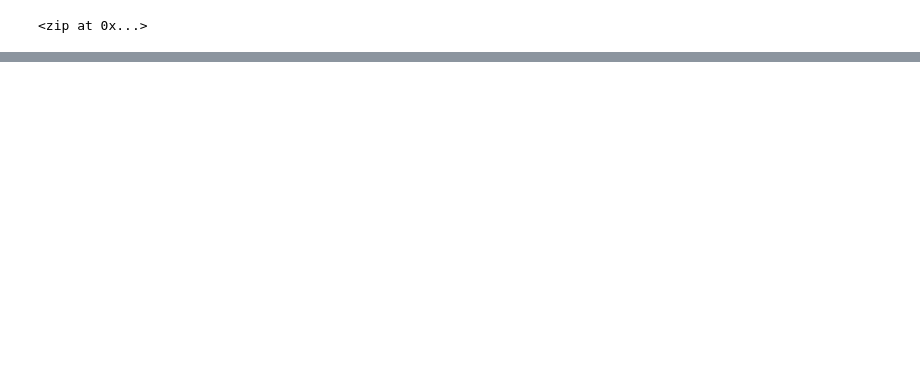
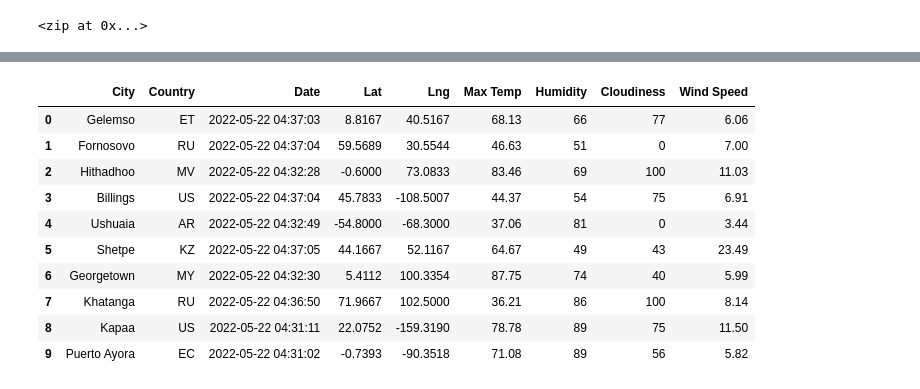
Before and after one commit to rghosh23/UCB-Mod6-World-Weather-Analysis, a Jupyter notebook: Module 6 Analysis/WeatherPy.ipynb, the cells around one changed output, grey strips where cells are left out. Saved outputs shown, nothing was run; the diff lists cells and outputs as text; code cells hidden in the pictures; blank space fills up the shorter version.

```diff
--- a/Module 6 Analysis/WeatherPy.ipynb
+++ b/Module 6 Analysis/WeatherPy.ipynb
@@ -32,0 +156,17 @@ len(cities)
+# %%
+# Reorder columns
+new_column_order = ["City", "Country", "Date", "Lat", "Lng", "Max Temp", "Humidity", "Cloudiness", "Wind Speed"]
+city_data_df = city_data_df[new_column_order]
+city_data_df.head(10)
+# %% [output]
+|  | City | Country | Date | Lat | Lng | Max Temp | Humidity | Cloudiness | Wind Speed |
+| 0 | Gelemso | ET | 2022-05-22 04:37:03 | 8.8167 | 40.5167 | 68.13 | 66 | 77 | 6.06 |
+| 1 | Fornosovo | RU | 2022-05-22 04:37:04 | 59.5689 | 30.5544 | 46.63 | 51 | 0 | 7.00 |
+| 2 | Hithadhoo | MV | 2022-05-22 04:32:28 | -0.6000 | 73.0833 | 83.46 | 69 | 100 | 11.03 |
+| 3 | Billings | US | 2022-05-22 04:37:04 | 45.7833 | -108.5007 | 44.37 | 54 | 75 | 6.91 |
+| 4 | Ushuaia | AR | 2022-05-22 04:32:49 | -54.8000 | -68.3000 | 37.06 | 81 | 0 | 3.44 |
+| 5 | Shetpe | KZ | 2022-05-22 04:37:05 | 44.1667 | 52.1167 | 64.67 | 49 | 43 | 23.49 |
+| 6 | Georgetown | MY | 2022-05-22 04:32:30 | 5.4112 | 100.3354 | 87.75 | 74 | 40 | 5.99 |
+| 7 | Khatanga | RU | 2022-05-22 04:36:50 | 71.9667 | 102.5000 | 36.21 | 86 | 100 | 8.14 |
+| 8 | Kapaa | US | 2022-05-22 04:31:11 | 22.0752 | -159.3190 | 78.78 | 89 | 75 | 11.50 |
+| 9 | Puerto Ayora | EC | 2022-05-22 04:31:02 | -0.7393 | -90.3518 | 71.08 | 89 | 56 | 5.82 |
```
Also changed, not shown: parts of 9 cells of this notebook, 1 other file.
